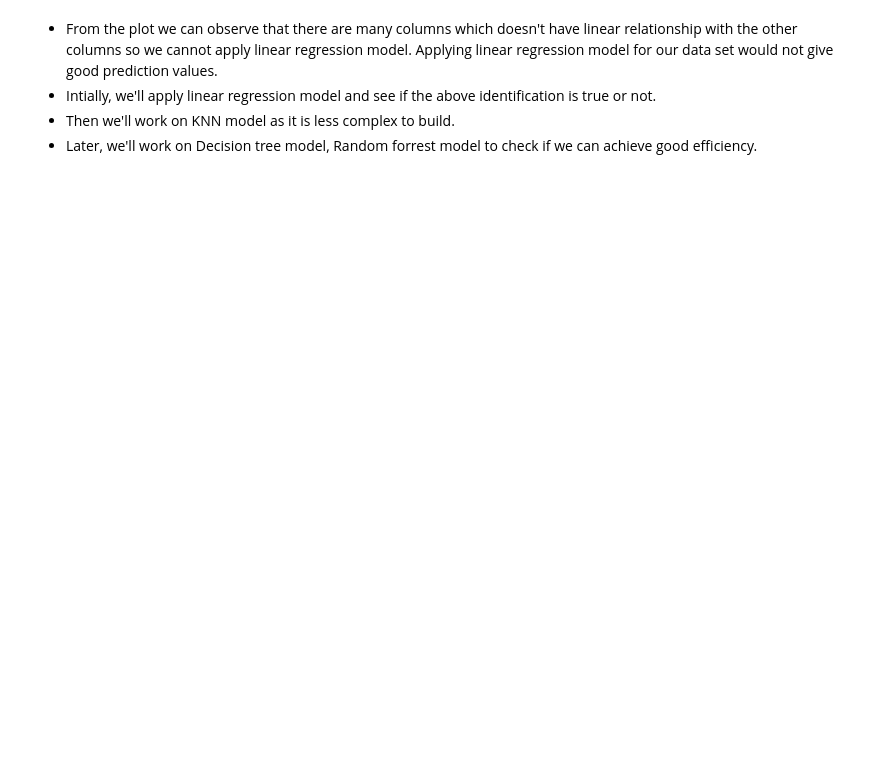
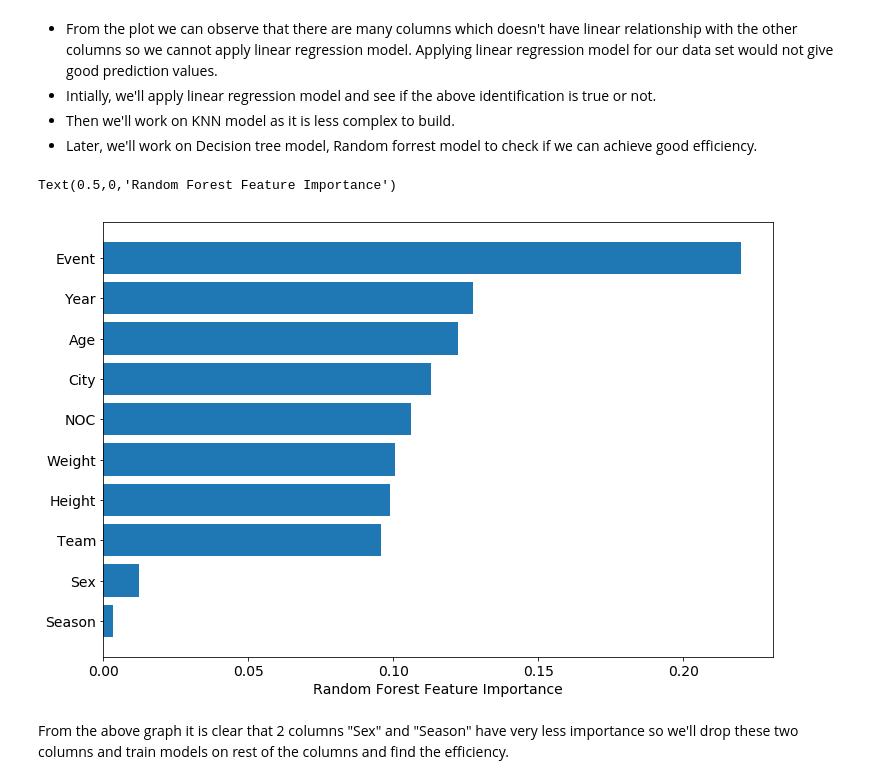
Before and after one commit to shailbpatel/255_group_project-master, a Jupyter notebook: Python_Code/Models/Overall_Prediction/LogisticRegression.ipynb, the cells around one changed output. Saved outputs shown, nothing was run; the diff lists cells and outputs as text; code cells hidden in the pictures; blank space fills up the shorter version.

```diff
--- a/Python_Code/Models/Overall_Prediction/LogisticRegression.ipynb
+++ b/Python_Code/Models/Overall_Prediction/LogisticRegression.ipynb
@@ -61,0 +68,19 @@ sns.pairplot(athlete_merged)
+# %%
+plt.rcParams.update({'figure.figsize': (12.0, 8.0)})
+plt.rcParams.update({'font.size': 14})
+
+X = athlete_merged.drop('Medal',axis=1)
+Y = athlete_merged[['Medal']]
+# %%
+X_train, X_test, Y_train, Y_test = train_test_split(X, Y, test_size=0.33, random_state=40)
+# %%
+rf = RandomForestRegressor(n_estimators=100)
+rf.fit(X_train, Y_train)
+sorted_idx = rf.feature_importances_.argsort()
+plt.barh(X.columns[sorted_idx], rf.feature_importances_[sorted_idx])
+plt.xlabel("Random Forest Feature Importance")
+# %% [output]
+Text(0.5,0,'Random Forest Feature Importance')
+[figure, added]
+# %% [markdown]
+From the above graph it is clear that 2 columns "Sex" and "Season" have very less importance so we'll drop these two columns and train models on rest of the columns and find the efficiency.
```
Also changed, not shown: parts of 11 cells of this notebook.
